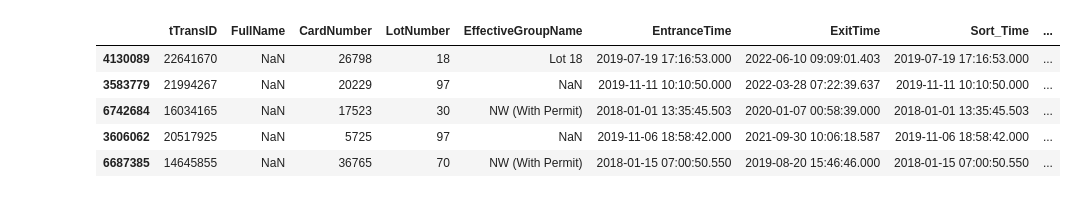
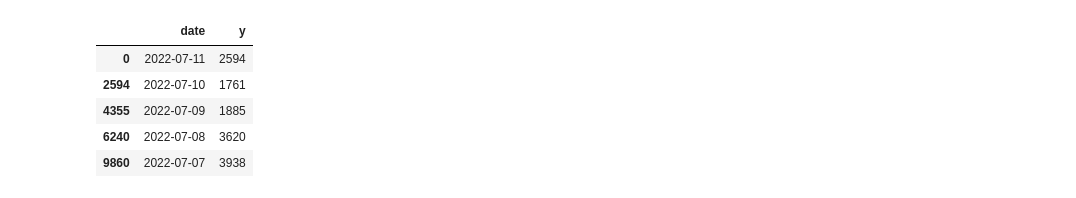
Before and after one commit to jacobbp25/Group5Project, a Jupyter notebook: Parking-TimeSeries.ipynb, the cells around one changed output. Saved outputs shown, nothing was run; the diff lists cells and outputs as text; code cells hidden in the pictures.

```diff
--- a/Parking-TimeSeries.ipynb
+++ b/Parking-TimeSeries.ipynb
@@ -75,10 +65,24 @@ vtrans.head()
 # %%
-vtrans = vtrans.sort_values(by=["BusinessHours"], ascending=False)
-vtrans.head()
+#!pip3 install numpy
+import numpy as np
+
+# Clean vtrans
+data = pd.DataFrame()
+vtrans['EntranceTime'] = pd.to_datetime(vtrans['EntranceTime'], format='%Y/%m/%d')
+vtrans['date'] = vtrans['EntranceTime'].dt.strftime('%Y/%m/%d')
+data['date'] = vtrans['date']
+data = data.drop_duplicates(subset=["date"])
+
+vtrans.set_index('EntranceTime')
+data["date"] = pd.to_datetime(data["date"], format='%Y/%m/%d')
+data["y"] = vtrans.groupby('date')['date'].transform('count')
+
+
+data.head()
 # %% [output]
-|  | tTransID | FullName | CardNumber | LotNumber | EffectiveGroupName | EntranceTime | ExitTime | Sort_Time | ... |
-| 4130089 | 22641670 | NaN | 26798 | 18 | Lot 18 | 2019-07-19 17:16:53.000 | 2022-06-10 09:09:01.403 | 2019-07-19 17:16:53.000 | ... |
-| 3583779 | 21994267 | NaN | 20229 | 97 | NaN | 2019-11-11 10:10:50.000 | 2022-03-28 07:22:39.637 | 2019-11-11 10:10:50.000 | ... |
-| 6742684 | 16034165 | NaN | 17523 | 30 | NW (With Permit) | 2018-01-01 13:35:45.503 | 2020-01-07 00:58:39.000 | 2018-01-01 13:35:45.503 | ... |
-| 3606062 | 20517925 | NaN | 5725 | 97 | NaN | 2019-11-06 18:58:42.000 | 2021-09-30 10:06:18.587 | 2019-11-06 18:58:42.000 | ... |
-| 6687385 | 14645855 | NaN | 36765 | 70 | NW (With Permit) | 2018-01-15 07:00:50.550 | 2019-08-20 15:46:46.000 | 2018-01-15 07:00:50.550 | ... |
+|  | date | y |
+| 0 | 2022-07-11 | 2594 |
+| 2594 | 2022-07-10 | 1761 |
+| 4355 | 2022-07-09 | 1885 |
+| 6240 | 2022-07-08 | 3620 |
+| 9860 | 2022-07-07 | 3938 |
```
Also changed, not shown: parts of 8 cells of this notebook.
